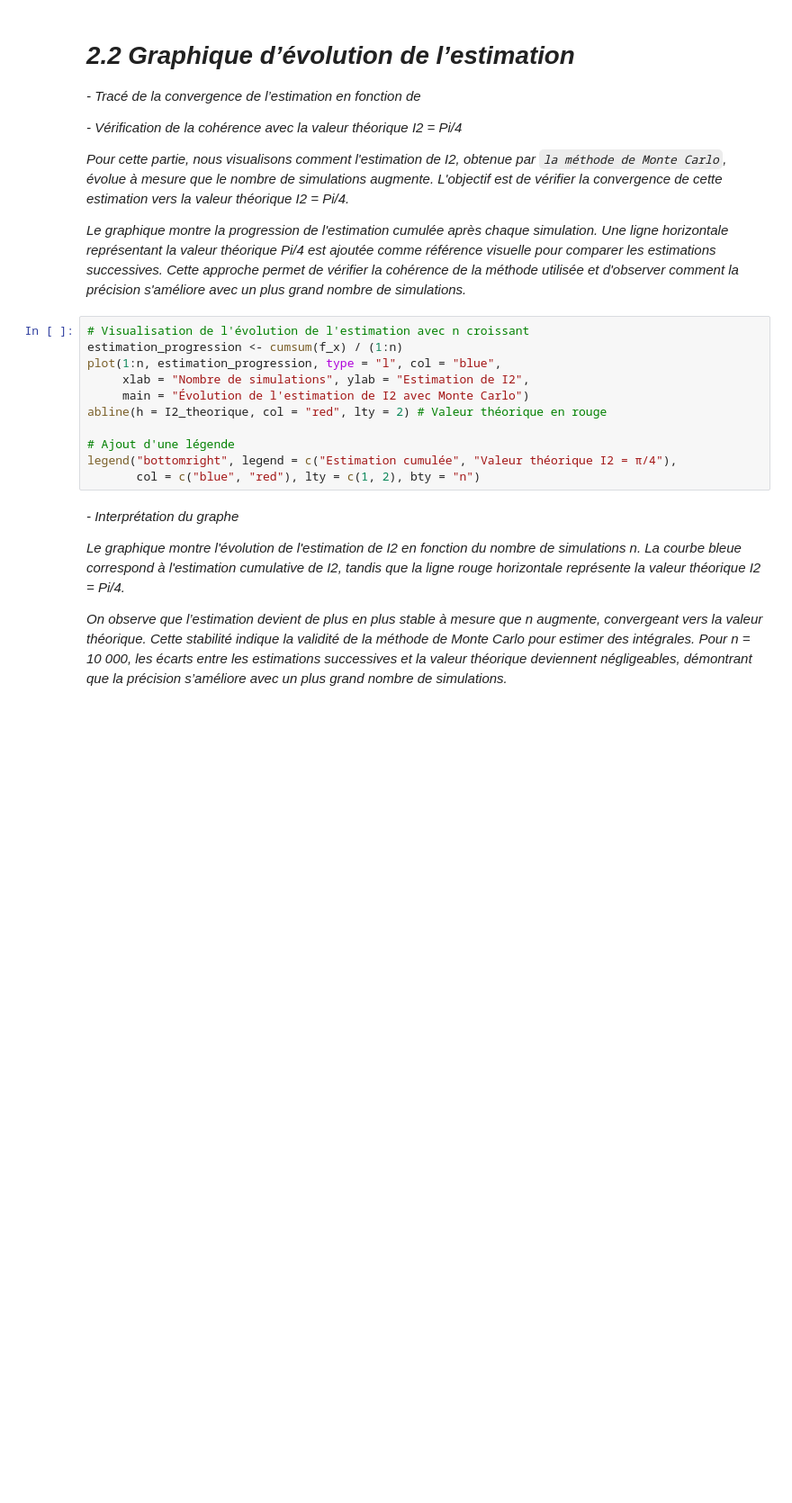
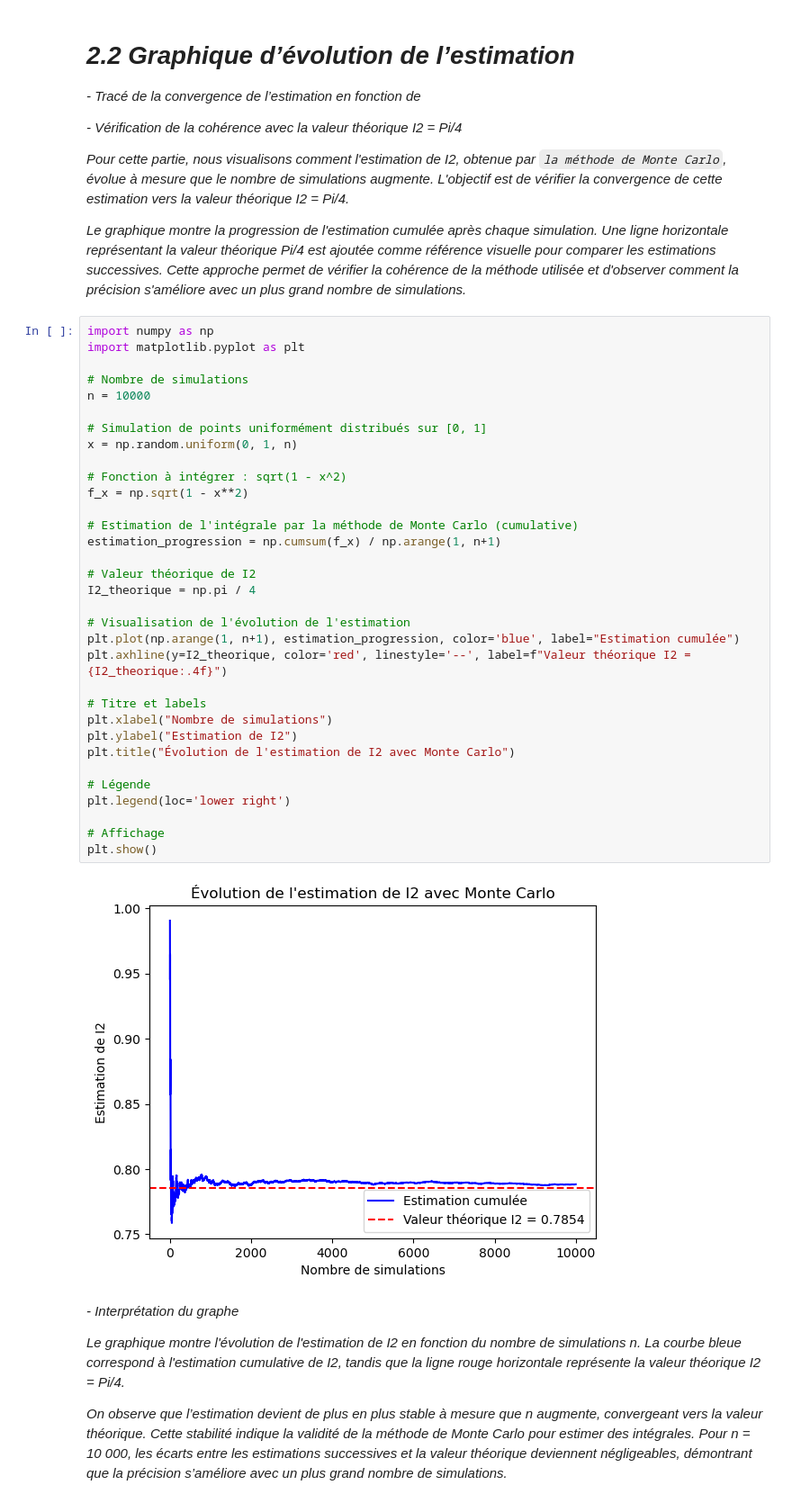
Before and after one commit to MMansourBa/Projet_Statistiques, a Jupyter notebook: Projet.ipynb, the cells around one changed output. Shown at 90% size. Drawn from its saved outputs; the diff is of its cells as text; blank space fills up the shorter version.

```diff
--- a/Projet.ipynb
+++ b/Projet.ipynb
@@ -207,17 +285,41 @@ cat("Valeur théorique de I2 :", I2_theorique, "\n")
 *Le graphique montre la progression de l'estimation cumulée après chaque simulation. Une ligne horizontale représentant la valeur
 théorique Pi/4 est ajoutée comme référence visuelle pour comparer les estimations successives. Cette approche permet de vérifier la cohérence de la méthode utilisée et d'observer comment la précision s'améliore
 avec un plus grand nombre de simulations.*
-# %%
-# Visualisation de l'évolution de l'estimation avec n croissant
-estimation_progression <- cumsum(f_x) / (1:n)
-plot(1:n, estimation_progression, type = "l", col = "blue",
-     xlab = "Nombre de simulations", ylab = "Estimation de I2",
-     main = "Évolution de l'estimation de I2 avec Monte Carlo")
-abline(h = I2_theorique, col = "red", lty = 2) # Valeur théorique en rouge
-
-# Ajout d'une légende
-legend("bottomright", legend = c("Estimation cumulée", "Valeur théorique I2 = π/4"),
-       col = c("blue", "red"), lty = c(1, 2), bty = "n")
+# %%
+import numpy as np
+import matplotlib.pyplot as plt
+
+# Nombre de simulations
+n = 10000
+
+# Simulation de points uniformément distribués sur [0, 1]
+x = np.random.uniform(0, 1, n)
+
+# Fonction à intégrer : sqrt(1 - x^2)
+f_x = np.sqrt(1 - x**2)
+
+# Estimation de l'intégrale par la méthode de Monte Carlo (cumulative)
+estimation_progression = np.cumsum(f_x) / np.arange(1, n+1)
+
+# Valeur théorique de I2
+I2_theorique = np.pi / 4
+
+# Visualisation de l'évolution de l'estimation
+plt.plot(np.arange(1, n+1), estimation_progression, color='blue', label="Estimation cumulée")
+plt.axhline(y=I2_theorique, color='red', linestyle='--', label=f"Valeur théorique I2 = {I2_theorique:.4f}")
+
+# Titre et labels
+plt.xlabel("Nombre de simulations")
+plt.ylabel("Estimation de I2")
+plt.title("Évolution de l'estimation de I2 avec Monte Carlo")
+
+# Légende
+plt.legend(loc='lower right')
+
+# Affichage
+plt.show()
+# %% [output]
+[figure, added]
 # %% [markdown]
 *- Interprétation du graphe*
 
```
Also changed, not shown: parts of 36 cells of this notebook, 30 other files.
